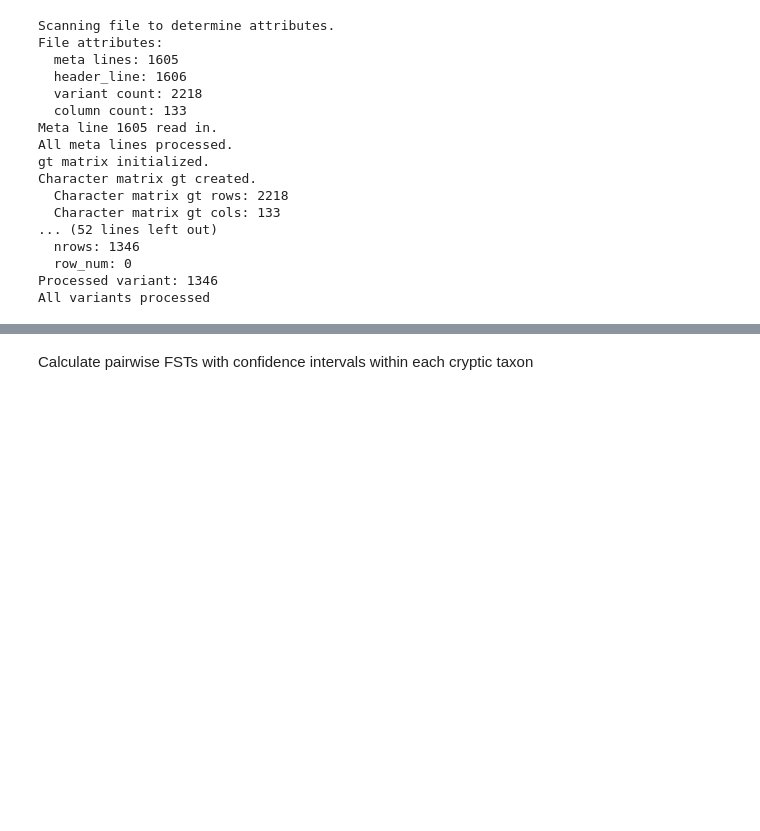
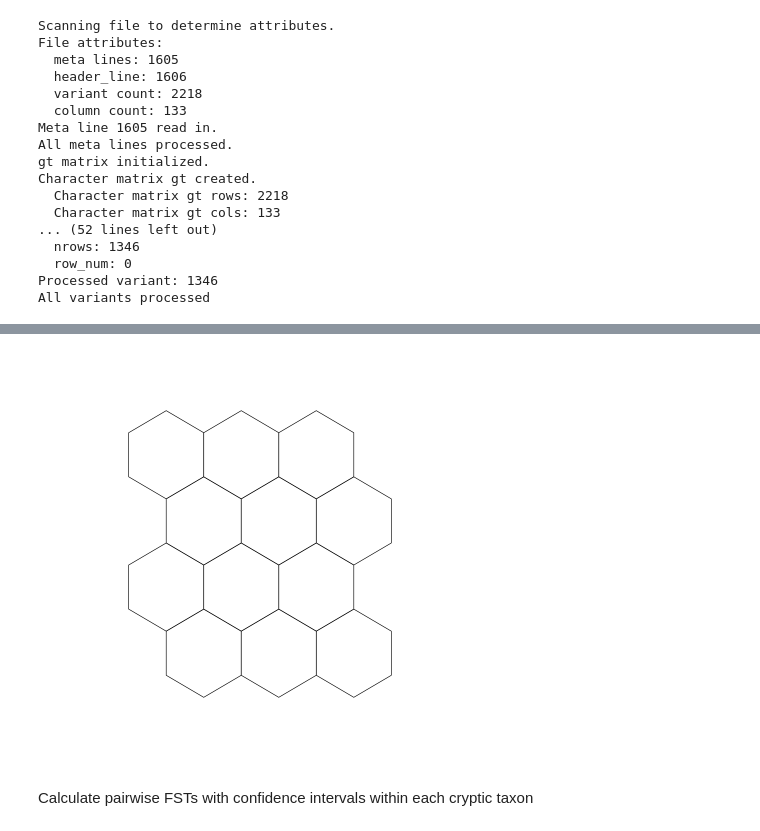
Before and after one commit to jaelynbos/Atenuis_Philippines, a Jupyter notebook: Atenuis_IsolationByDistance.ipynb, the cells around one changed output, grey strips where cells are left out. Drawn from its saved outputs; the diff is of its cells as text; code cells hidden in the pictures; blank space fills up the shorter version.

```diff
--- a/Atenuis_IsolationByDistance.ipynb
+++ b/Atenuis_IsolationByDistance.ipynb
@@ -284,3 +298,9 @@ dists4<-wide_dists(sites3)
+# %%
+sites_grid<-st_make_grid(sitepoints,cellsize=1,square=FALSE)
+# %%
+plot(sites_grid)
+# %% [output]
+[figure, added]
 # %% [markdown]
 Calculate pairwise FSTs with confidence intervals within each cryptic taxon
 # %%
```
Also changed, not shown: parts of 36 cells of this notebook.
